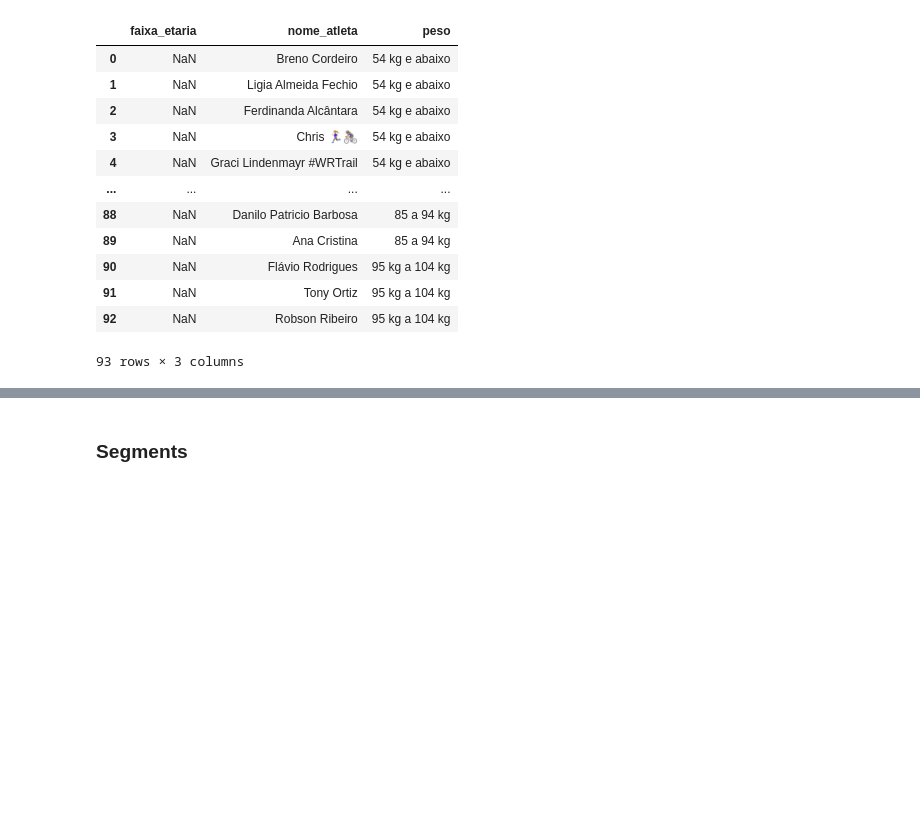
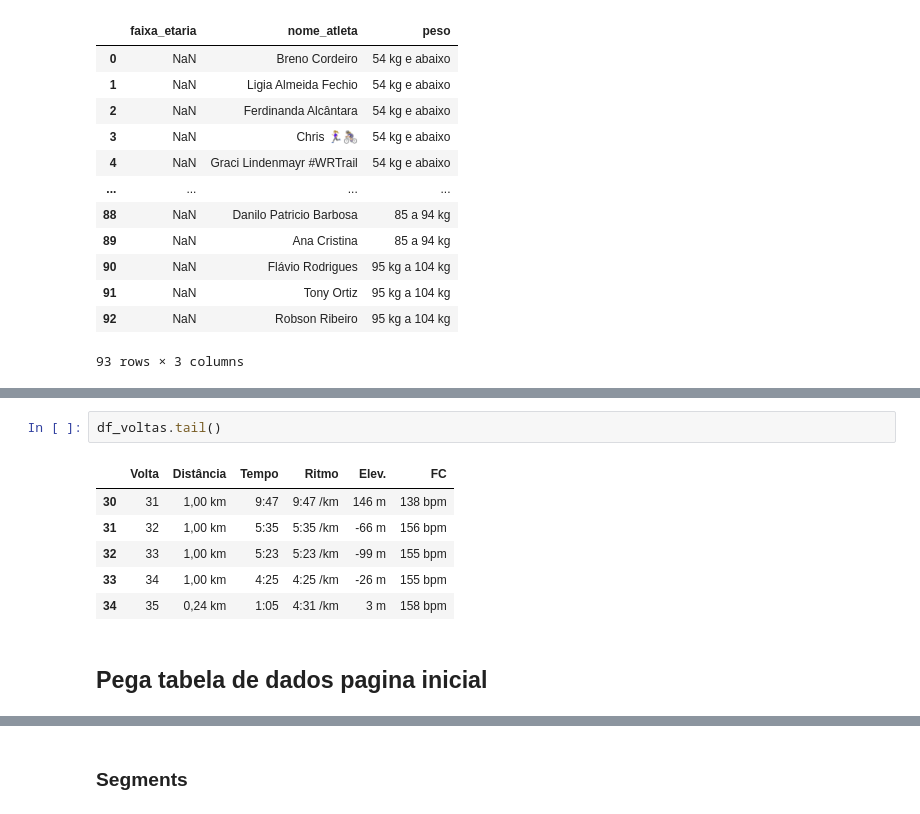
Before and after one commit to joaomts/-strava_analytics, a Jupyter notebook: web_scrapping_strava.ipynb, the cells around one changed output, grey strips where cells are left out. Cells and saved outputs as stored; diff of their text form; blank space fills up the shorter version.

```diff
--- a/web_scrapping_strava.ipynb
+++ b/web_scrapping_strava.ipynb
@@ -359,0 +498,11 @@ except
+# %%
+df_voltas.tail()
+# %% [output]
+|  | Volta | Distância | Tempo | Ritmo | Elev. | FC |
+| 30 | 31 | 1,00 km | 9:47 | 9:47 /km | 146 m | 138 bpm |
+| 31 | 32 | 1,00 km | 5:35 | 5:35 /km | -66 m | 156 bpm |
+| 32 | 33 | 1,00 km | 5:23 | 5:23 /km | -99 m | 155 bpm |
+| 33 | 34 | 1,00 km | 4:25 | 4:25 /km | -26 m | 155 bpm |
+| 34 | 35 | 0,24 km | 1:05 | 4:31 /km | 3 m | 158 bpm |
+# %% [markdown]
+## Pega tabela de dados pagina inicial
```
Also changed, not shown: parts of 12 cells of this notebook, 1 other file.
